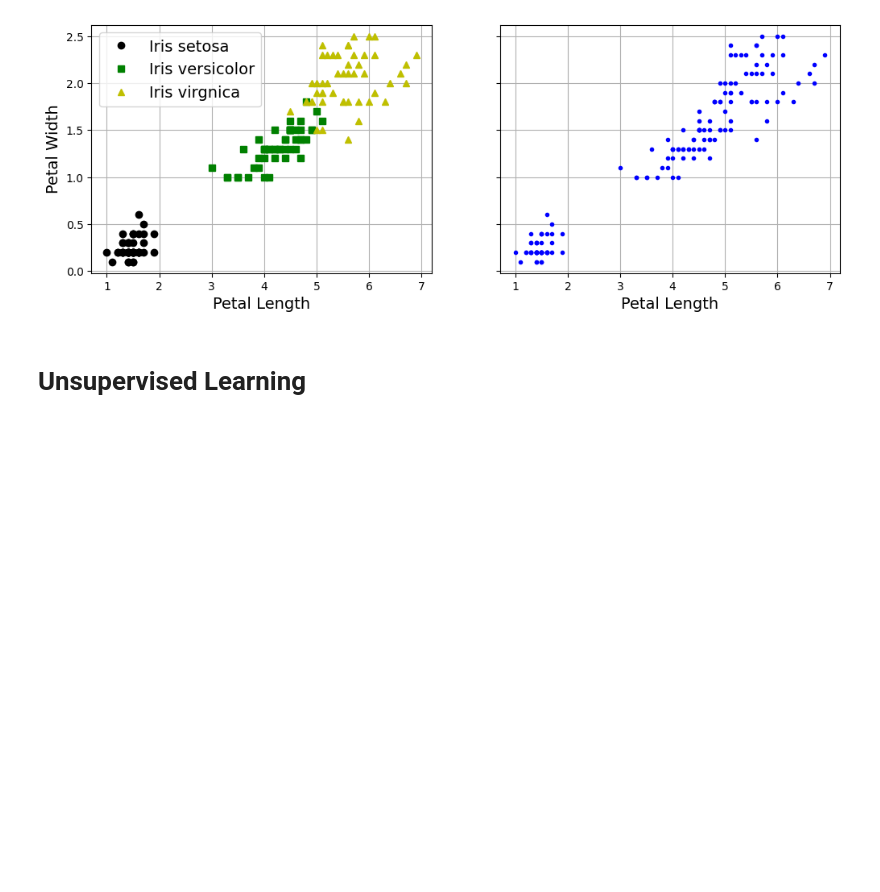
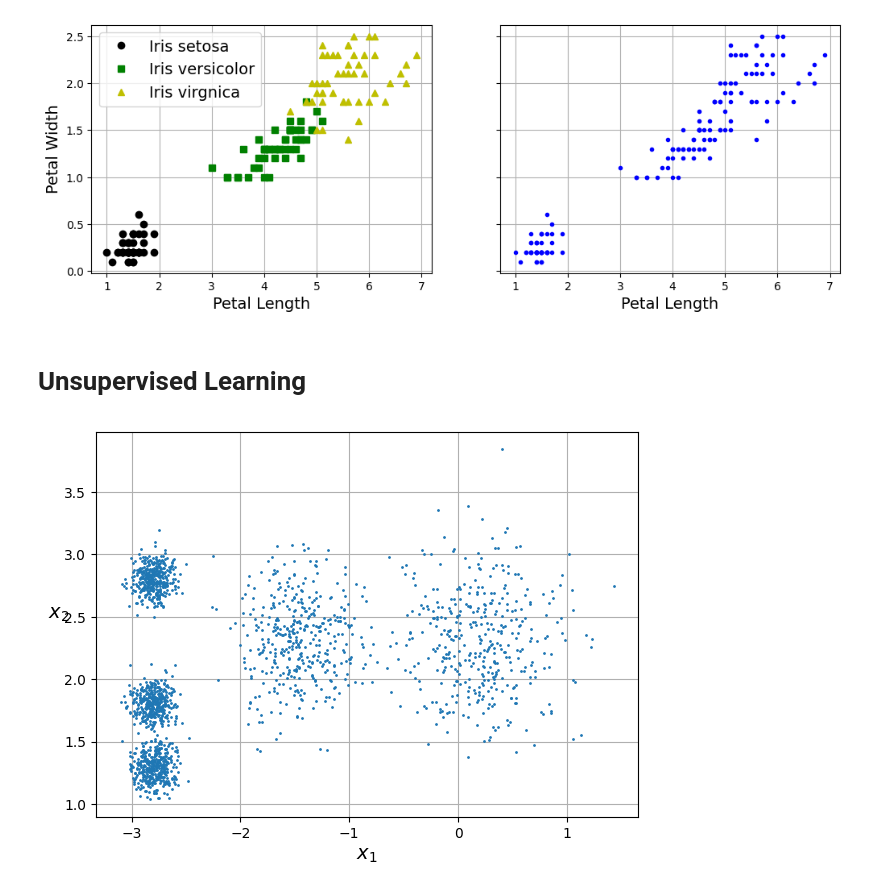
Before and after one commit to sunodmongia/Unsupervised, a Jupyter notebook: unsupervise.ipynb, the cells around one changed output. Cells and saved outputs as stored; diff of their text form; code cells hidden in the pictures; blank space fills up the shorter version.

Commit message:
KMeans clustering (Iris and Blob)

```diff
--- a/unsupervise.ipynb
+++ b/unsupervise.ipynb
@@ -69,3 +84,29 @@ plt.show()
 [figure]
 # %% [markdown]
 # Unsupervised Learning
+# %%
+import numpy as np
+from sklearn.cluster import KMeans
+from sklearn.datasets import make_blobs
+
+blob_center = np.array([[0.2, 2.3], [-1.5, 2.3], [-2.8, 1.8], [-2.8, 2.8], [-2.8, 1.3]])
+blob_std = np.array([0.4, 0.3, 0.1, 0.1, 0.1])
+X_blob, y_blob = make_blobs(
+    n_samples=2000, centers=blob_center, cluster_std=blob_std, random_state=42
+)
+
+k = 5
+kmeans = KMeans(n_clusters=k, n_init=10, random_state=42)
+y_pred = kmeans.fit_predict(X_blob)
+# %%
+def clustering(X, y=None):
+    plt.scatter(X[:, 0], X[:, 1], c=y, s=1)
+    plt.xlabel("$x_1$")
+    plt.ylabel("$x_2$", rotation=0)
+
+plt.figure(figsize=(7, 5))
+clustering(X_blob)
+plt.gca().set_axisbelow(True)
+plt.grid()
+# %% [output]
+[figure, added]
```
Also changed, not shown: parts of 7 cells of this notebook.
